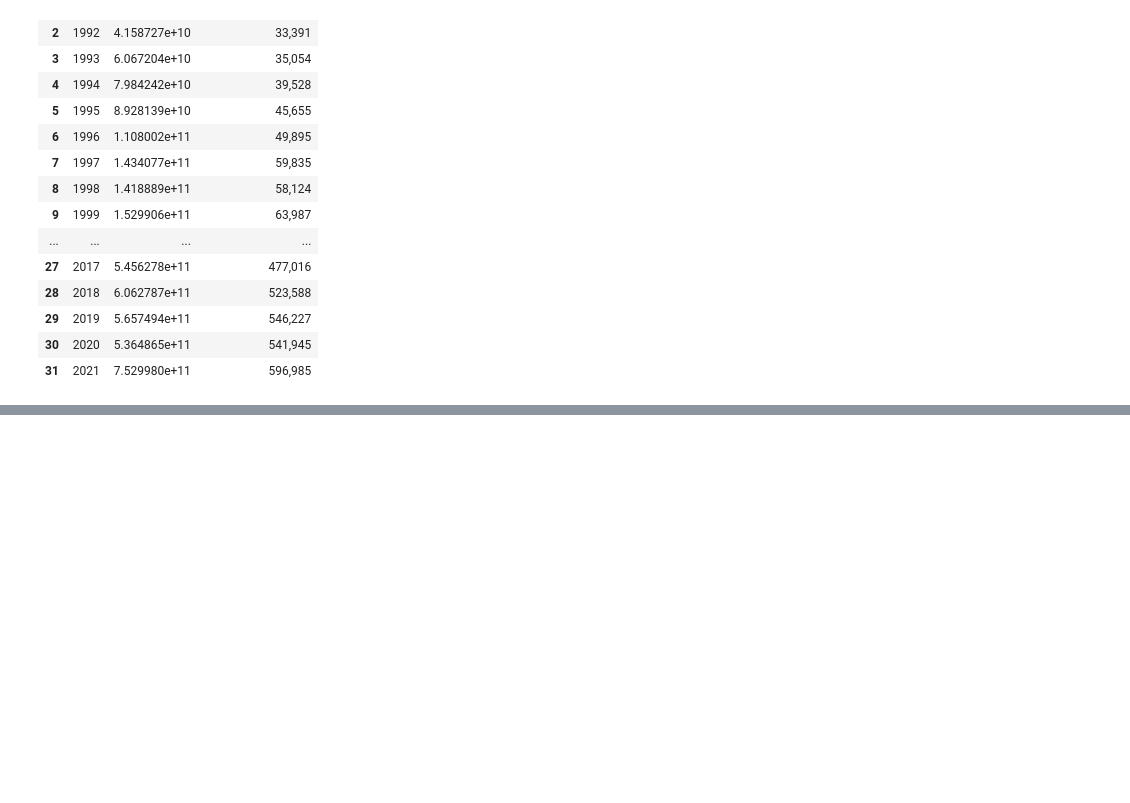
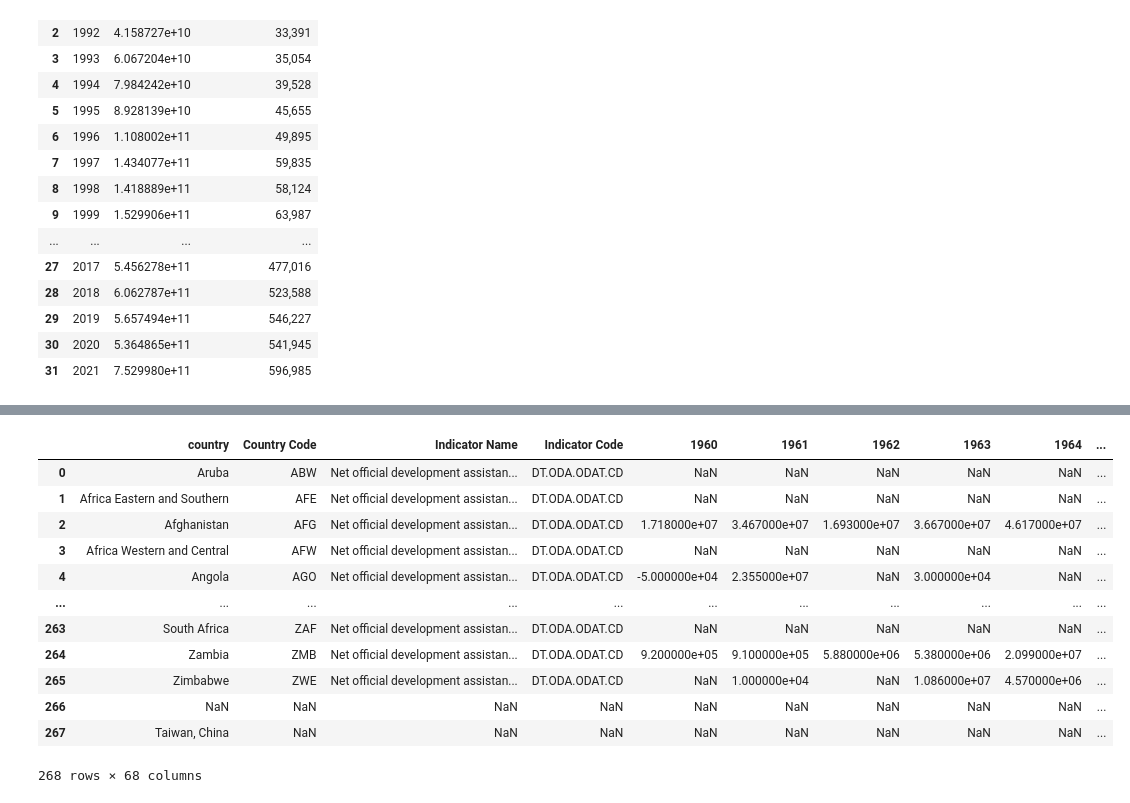
Before and after one commit to kellywaldro/remittances, a Jupyter notebook: merging.ipynb, the cells around one changed output, grey strips where cells are left out. Saved outputs shown, nothing was run; the diff lists cells and outputs as text; code cells hidden in the pictures; blank space fills up the shorter version.

Commit message:
added development assistance data

```diff
--- a/merging.ipynb
+++ b/merging.ipynb
@@ -305,0 +320,2 @@ fdi_remit_df.to_csv('fdi_remit.csv', index=False)
+# %%
+oda_df = pd.read_csv('./official_development_assistance/API_DT.ODA.ODAT.CD_DS2_en_csv_v2_4771804.csv')
@@ -305,0 +338,22 @@ fdi_remit_df.to_csv('fdi_remit.csv', index=False)
+# %%
+oda_df.rename(columns={'Country Name':'country'},inplace=True)
+# %%
+# merge oda_df and the income_df
+
+oda_df = pd.merge(oda_df, income_df, on='country', how='outer')
+# %%
+oda_df
+# %% [output]
+|  | country | Country Code | Indicator Name | Indicator Code | 1960 | 1961 | 1962 | 1963 | 1964 | ... |
+| 0 | Aruba | ABW | Net official development assistan... | DT.ODA.ODAT.CD | NaN | NaN | NaN | NaN | NaN | ... |
+| 1 | Africa Eastern and Southern | AFE | Net official development assistan... | DT.ODA.ODAT.CD | NaN | NaN | NaN | NaN | NaN | ... |
+| 2 | Afghanistan | AFG | Net official development assistan... | DT.ODA.ODAT.CD | 1.718000e+07 | 3.467000e+07 | 1.693000e+07 | 3.667000e+07 | 4.617000e+07 | ... |
+| 3 | Africa Western and Central | AFW | Net official development assistan... | DT.ODA.ODAT.CD | NaN | NaN | NaN | NaN | NaN | ... |
+| 4 | Angola | AGO | Net official development assistan... | DT.ODA.ODAT.CD | -5.000000e+04 | 2.355000e+07 | NaN | 3.000000e+04 | NaN | ... |
+| ... | ... | ... | ... | ... | ... | ... | ... | ... | ... | ... |
+| 263 | South Africa | ZAF | Net official development assistan... | DT.ODA.ODAT.CD | NaN | NaN | NaN | NaN | NaN | ... |
+| 264 | Zambia | ZMB | Net official development assistan... | DT.ODA.ODAT.CD | 9.200000e+05 | 9.100000e+05 | 5.880000e+06 | 5.380000e+06 | 2.099000e+07 | ... |
+| 265 | Zimbabwe | ZWE | Net official development assistan... | DT.ODA.ODAT.CD | NaN | 1.000000e+04 | NaN | 1.086000e+07 | 4.570000e+06 | ... |
+| 266 | NaN | NaN | NaN | NaN | NaN | NaN | NaN | NaN | NaN | ... |
+| 267 | Taiwan, China | NaN | NaN | NaN | NaN | NaN | NaN | NaN | NaN | ... |
+268 rows × 68 columns
```
Also changed, not shown: parts of 9 cells of this notebook, 5 other files.
